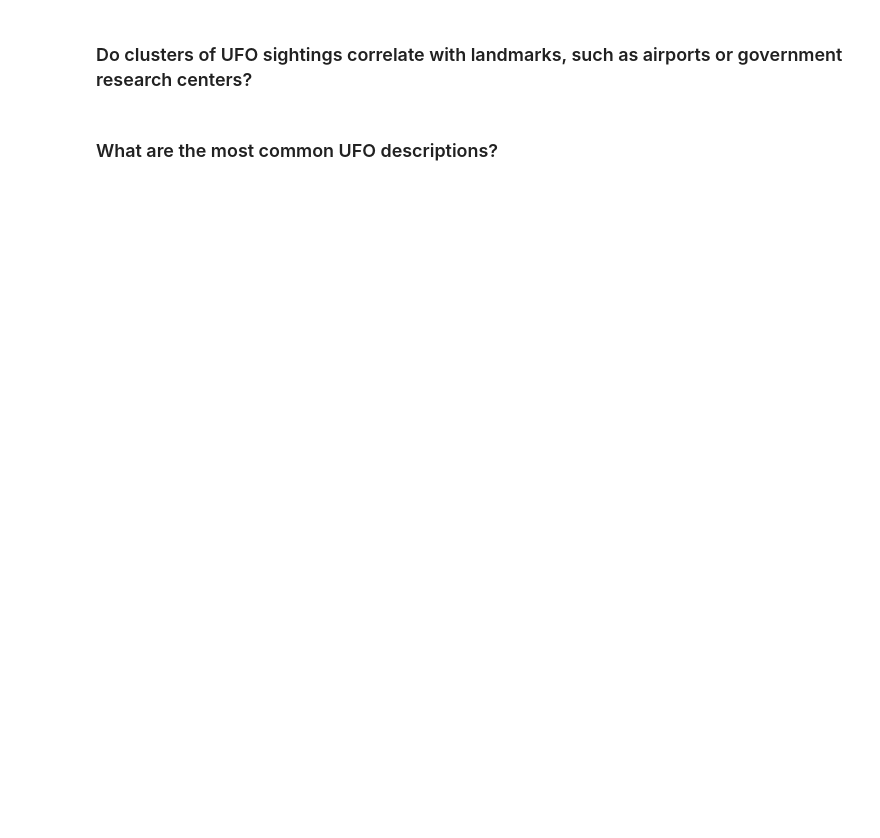
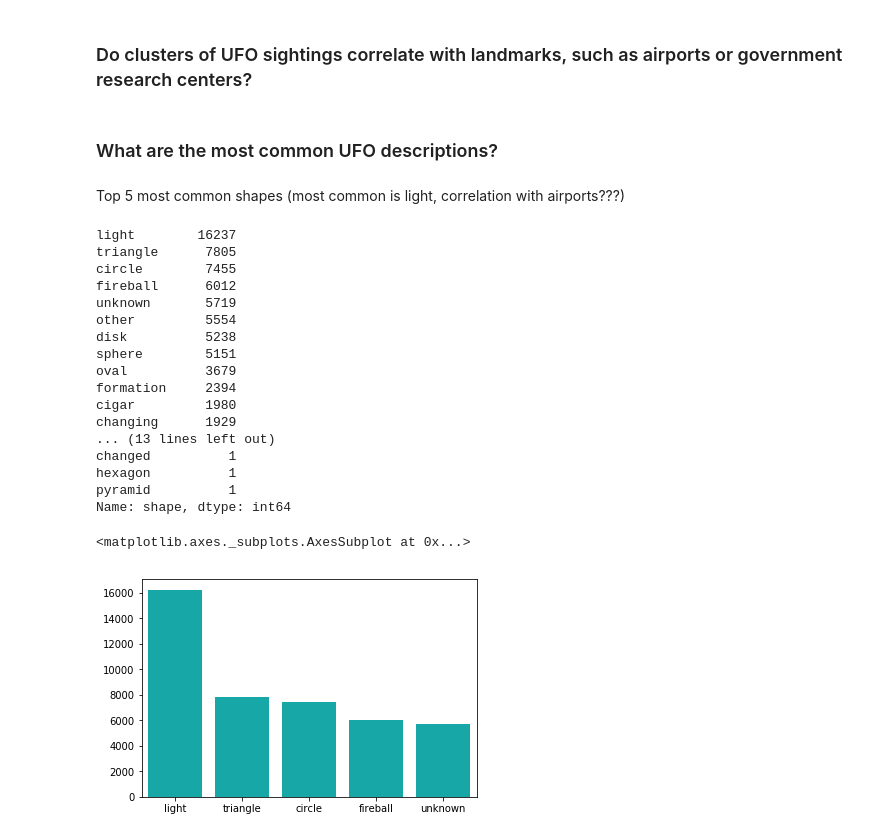
Before and after one commit to introds/introds.github.io, a Jupyter notebook: notebooks/ufo-exploration.ipynb, the cells around one changed output. Drawn from its saved outputs; the diff is of its cells as text; code cells hidden in the pictures; blank space fills up the shorter version.

Commit message:
most common shapes plot

```diff
--- a/notebooks/ufo-exploration.ipynb
+++ b/notebooks/ufo-exploration.ipynb
@@ -76,3 +76,31 @@ sns.lineplot(temp.index, temp.values, color="c")
 ### Do clusters of UFO sightings correlate with landmarks, such as airports or government research centers?
 # %% [markdown]
 ### What are the most common UFO descriptions?
+# %% [markdown]
+Top 5 most common shapes (most common is light, correlation with airports???)
+# %%
+shape_counts = df['shape'].value_counts()
+print(shape_counts)
+
+temp = df['shape'].value_counts()[:5]
+sns.barplot(temp.index, temp.values, color="c")
+# %% [output]
+light        16237
+triangle      7805
+circle        7455
+fireball      6012
+unknown       5719
+other         5554
+disk          5238
+sphere        5151
+oval          3679
+formation     2394
+cigar         1980
+changing      1929
+... (13 lines left out)
+changed          1
+hexagon          1
+pyramid          1
+Name: shape, dtype: int64
+<matplotlib.axes._subplots.AxesSubplot at 0x...>
+[figure, added]
```
Also changed, not shown: parts of 6 cells of this notebook.
